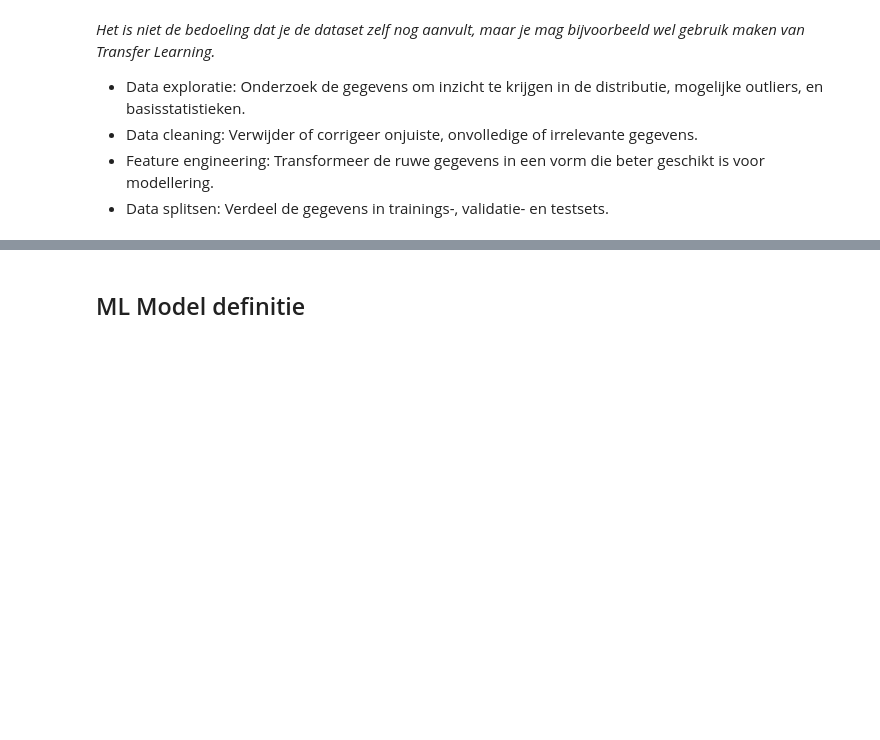
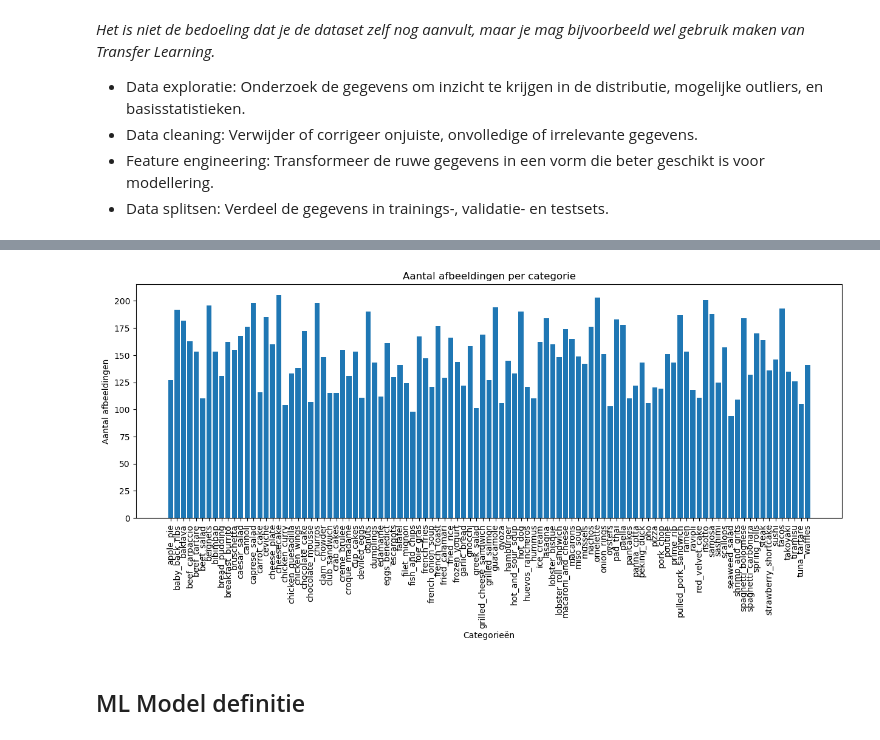
Before and after one commit to fredericVDK/AI2025, a Jupyter notebook: Week 2 CNN/Opdracht Computer Vision/AI_computer_vision.ipynb, the cells around one changed output, grey strips where cells are left out. Cells and saved outputs as stored; diff of their text form; code cells hidden in the pictures; blank space fills up the shorter version.

```diff
--- a/Week 2 CNN/Opdracht Computer Vision/AI_computer_vision.ipynb
+++ b/Week 2 CNN/Opdracht Computer Vision/AI_computer_vision.ipynb
@@ -72,3 +137,32 @@ _Het is niet de bedoeling dat je de dataset zelf nog aanvult, maar je mag bijvoo
+# %%
+train_ds = train_ds.map(lambda x, y: (x / 255.0, y))
+test_ds = test_ds.map(lambda x, y: (x / 255.0, y))
+
+for images, labels in train_ds.take(1):
+    print("Pixelwaarde vóór normalisatie:", images[0].numpy().max())  # Maximaal 1.0
+    print("Label:", labels[0].numpy())  # Behoud de labels
+# %%
+# Verzamel alle labels
+all_labels = []
+for _, labels in train_ds.unbatch():
+    all_labels.append(labels.numpy())
+
+# Converteer de verzamelde labels naar een numpy-array
+all_labels = np.array(all_labels)
+
+# Tel het aantal afbeeldingen per categorie
+unique_labels, counts = np.unique(all_labels, return_counts=True)
+
+# Maak een staafdiagram
+plt.figure(figsize=(15, 5))
+plt.bar([class_names[i] for i in unique_labels], counts)
+plt.xlabel("Categorieën")
+plt.ylabel("Aantal afbeeldingen")
+plt.title("Aantal afbeeldingen per categorie")
+plt.xticks(rotation=90)
+plt.show()
+# %% [output]
+[figure, added]
 # %% [markdown]
 ## ML Model definitie
 # %% [markdown]
```
Also changed, not shown: parts of 25 cells of this notebook, 1 other file.
